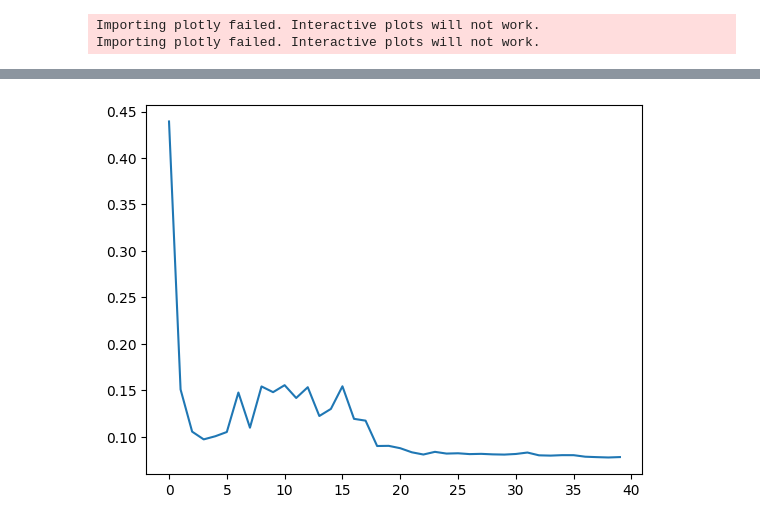
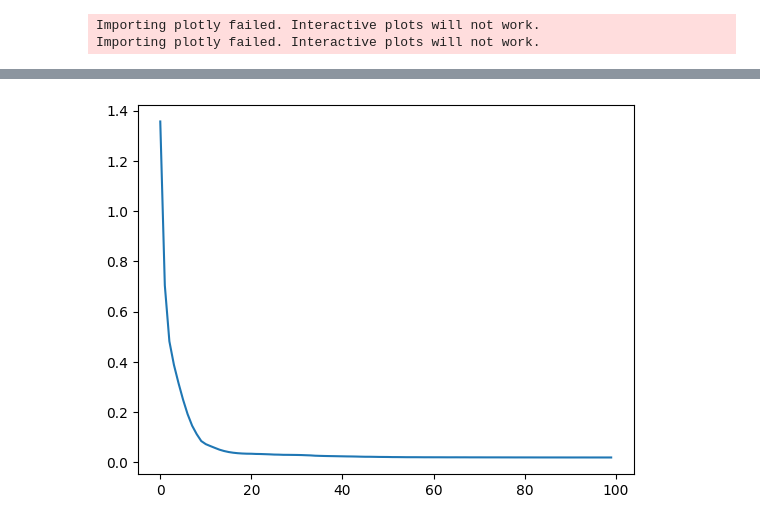
Before and after one commit to KirSobolev/ML_project, a Jupyter notebook: models/neural_prophet.ipynb, the cells around one changed output, grey strips where cells are left out. Saved outputs shown, nothing was run; the diff lists cells and outputs as text; code cells hidden in the pictures.

Commit message:
CNN, prophet finished

```diff
--- a/models/neural_prophet.ipynb
+++ b/models/neural_prophet.ipynb
@@ -39,10 +48,14 @@ forecasts = {"airTemp": "temp_forecast",
 # Imitates weather forecast from the API and needed to set additional future regressors in model
 
 for key, value in forecasts.items():
-    train_df[value] = train_df[key].shift(-6)
+    train_df[value] = train_df[key].shift(-12)
 # Since last 6 rows can't obtain any information, drop them
 train_df = train_df.dropna()
 
 for key, value in forecasts.items():
-    test_df[value] = test_df[key].shift(-6)
+    test_df[value] = test_df[key].shift(-12)
 test_df = test_df.dropna()
+
+for key, value in forecasts.items():
+    unseen_df[value] = unseen_df[key].shift(-12)
+unseen_df = unseen_df.dropna()
@@ -55,17 +85,21 @@ lagged_regressors = ["airTemp", "humidity", "dewpoint",
                      "precipitation", "Water_Film_Surface_mm",
                      "Road_Surface_Temperature"]
 
-m = NeuralProphet(n_changepoints=50,
+m = NeuralProphet(n_changepoints=100,
                   yearly_seasonality=False,
                   weekly_seasonality=False,
                   daily_seasonality=True,
-                  changepoints_range=1,
-                  trend_reg=0.5,
+                  changepoints_range=0.95,
+                  trend_reg=0.9,
                   growth="off",
                   ar_layers=[32, 16, 8, 4],
-                  learning_rate=0.01,
+                  lagged_reg_layers=[8, 8, 4],
+                  future_regressors_model="neural_nets",
+                  future_regressors_d_hidden=6,
+                  future_regressors_num_hidden_layers=3,
+                  learning_rate=0.001,
                   quantiles=[0.2, 0.8],
-                  n_forecasts=432-379
+                  n_forecasts=12,
                   )
 n_lags = 36
 
@@ -77,5 +111,5 @@ m.add_future_regressor("humidity_forecast")
 m.add_future_regressor("dewpoint_forecast")
 m.add_future_regressor("precipitation_forecast")
 
-metrics = m.fit(train_df, freq="10min", progress="plot", early_stopping=True)
+metrics = m.fit(train_df, freq="10min", progress="plot", early_stopping=True, epochs = 100)
 # %% [output]
@@ -85 +119 @@ WARNING - (py.warnings._showwarnmsg) - /Users/kirillsobolev/Documents/GitHub/ML_
-[figure, old version]
+[figure, new version]
```
Also changed, not shown: parts of 13 cells of this notebook, 7 other files.
